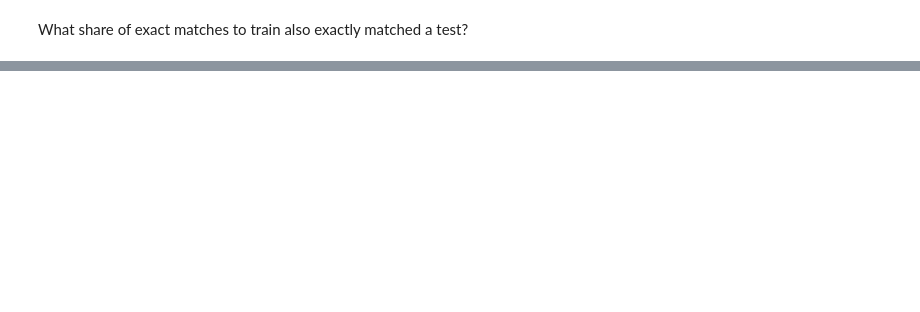
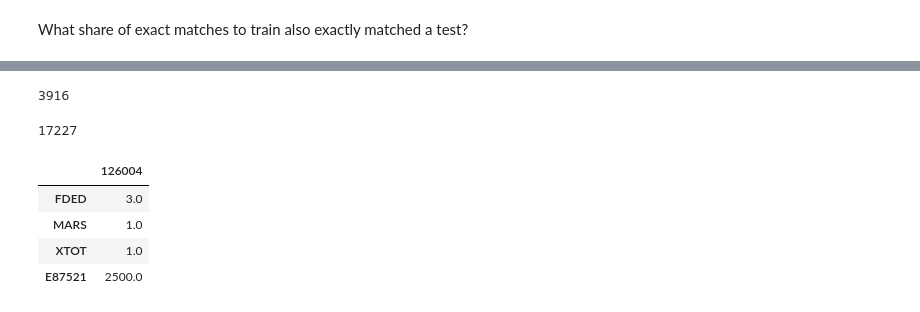
Before and after one commit to donboyd5/synpuf, a Jupyter notebook: analysis/disclosure/disclosure_risk.ipynb, the cells around one changed output, grey strips where cells are left out. Cells and saved outputs as stored; diff of their text form; code cells hidden in the pictures; blank space fills up the shorter version.

```diff
--- a/analysis/disclosure/disclosure_risk.ipynb
+++ b/analysis/disclosure/disclosure_risk.ipynb
@@ -282,0 +326,25 @@ share_exact_matches(nearest_synthpop)
+# %%
+pufu[pufu.records > 1].shape[0]
+# %% [output]
+3916
+# %%
+pufu[pufu.records > 1].records.sum()
+# %% [output]
+17227
+# %%
+def nonzero_rows(df):
+    if isinstance(df, pd.Series):
+        return df[df != 0]
+    # If only one row, assume we're looking for nonzero columns.
+    if df.shape[0] == 1:
+        df = df.transpose()
+    return df.loc[(df!=0).any(axis=1)]
+# %%
+most_common_puf = pufu.sort_values('records').tail(1).drop('records', axis=1)
+nonzero_rows(most_common_puf)
+# %% [output]
+|  | 126004 |
+| FDED | 3.0 |
+| MARS | 1.0 |
+| XTOT | 1.0 |
+| E87521 | 2500.0 |
```
Also changed, not shown: parts of 28 cells of this notebook, 1 other file.
